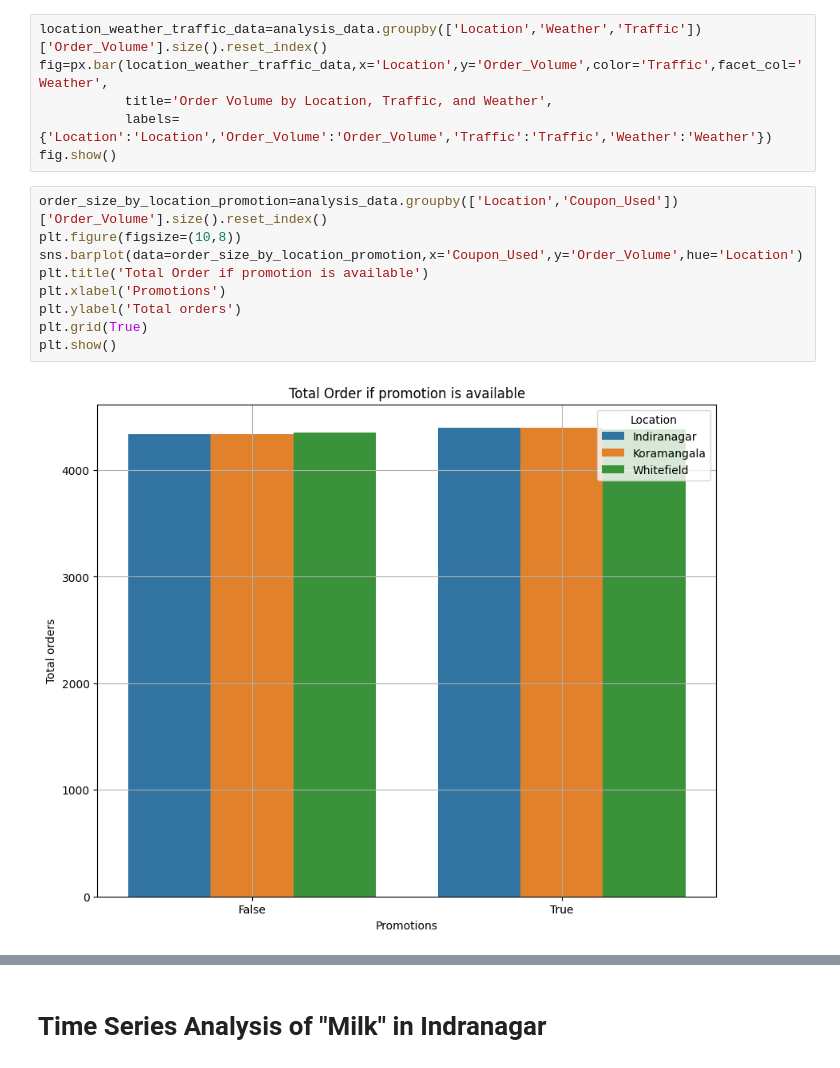
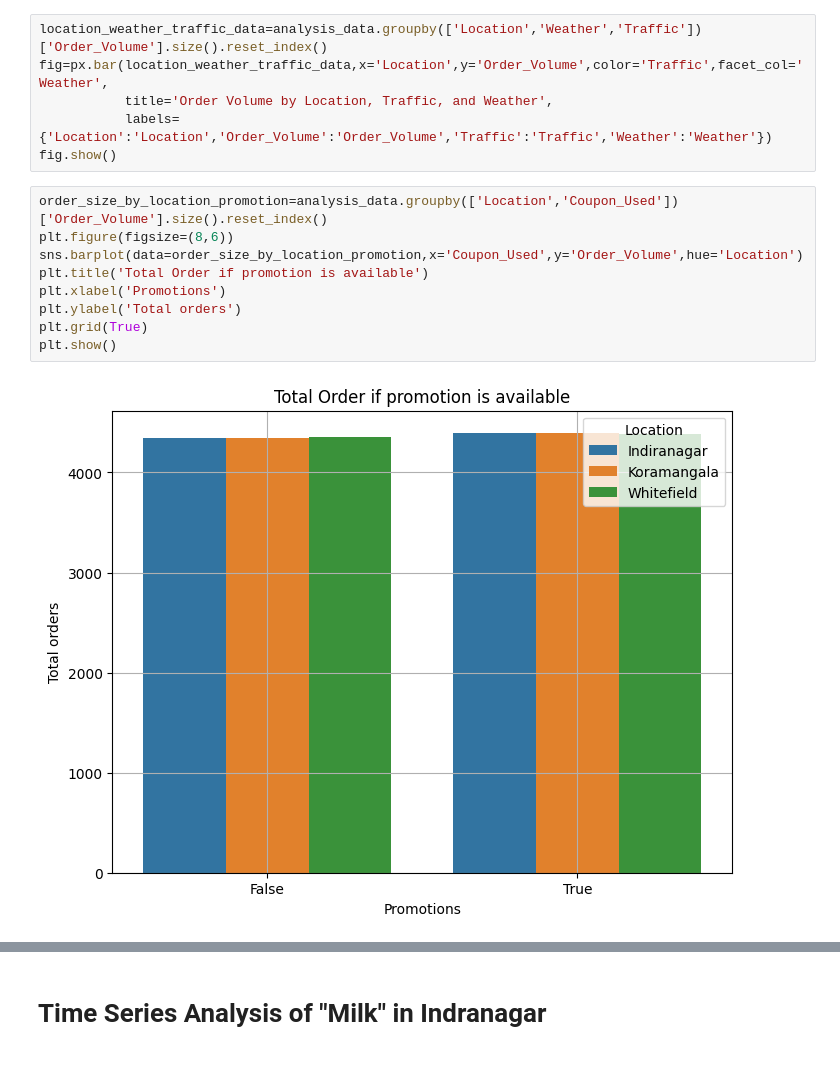
Before and after one commit to rahul8879/swiggy_demand_modelling, a Jupyter notebook: notebooks/analysis.ipynb, the cells around one changed output, grey strips where cells are left out. Drawn from its saved outputs; the diff is of its cells as text.

```diff
--- a/notebooks/analysis.ipynb
+++ b/notebooks/analysis.ipynb
@@ -189,12 +189,12 @@ fig=px.bar(location_weather_traffic_data,x='Location',y='Order_Volume',color='Tr
 fig.show()
 # %%
 order_size_by_location_promotion=analysis_data.groupby(['Location','Coupon_Used'])['Order_Volume'].size().reset_index()
-plt.figure(figsize=(10,8))
+plt.figure(figsize=(8,6))
 sns.barplot(data=order_size_by_location_promotion,x='Coupon_Used',y='Order_Volume',hue='Location')
 plt.title('Total Order if promotion is available')
 plt.xlabel('Promotions')
 plt.ylabel('Total orders')
 plt.grid(True)
 plt.show()
 # %% [output]
-[figure, old version]
+[figure, new version]
```
Also changed, not shown: parts of 4 cells of this notebook.
